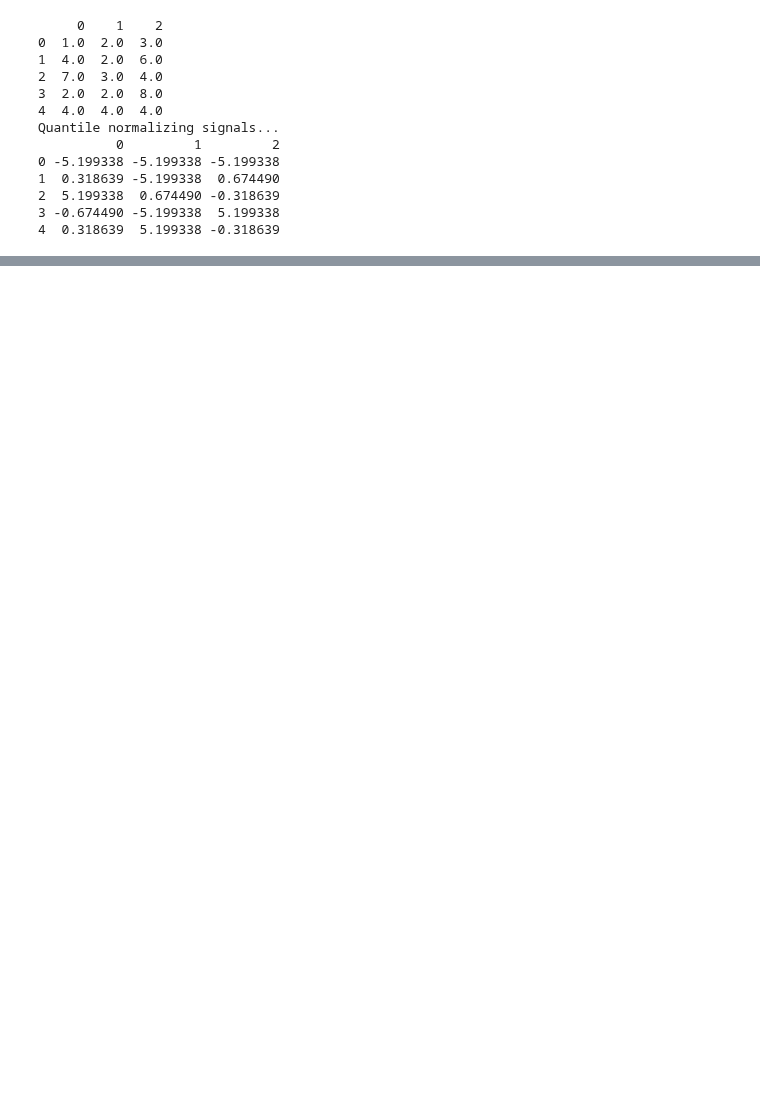
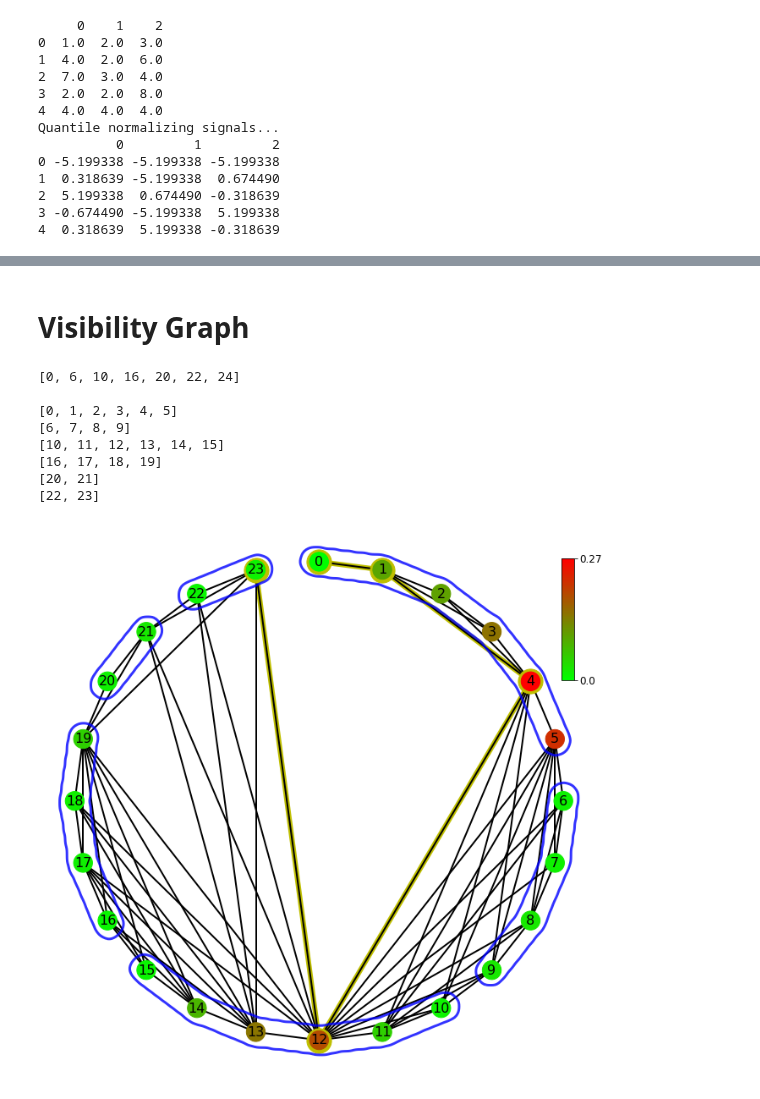
Before and after one commit to gmiaslab/pyiomica, a Jupyter notebook: pyiomica_examples.ipynb, the cells around one changed output, grey strips where cells are left out. Cells and saved outputs as stored; diff of their text form; code cells hidden in the pictures; blank space fills up the shorter version.

Commit message:
data access update, examples update

```diff
--- a/pyiomica_examples.ipynb
+++ b/pyiomica_examples.ipynb
@@ -60,0 +234,57 @@ from matplotlib import cm
+# %% [markdown]
+# Visibility Graph
+# %%
+ExampleClusteringObject = pyiomica.read(os.path.join(pyiomica.ConstantPyIOmicaExamplesDirectory, 'exampleClusteringObject_SLV_Delta_LAG1_Autocorr'))
+
+data = ExampleClusteringObject[1][2]['data'].values
+times = ExampleClusteringObject[1][2]['data'].columns.values
+
+def imputeWithMedian(data):
+    data[np.isnan(data)] = np.median(data[np.isnan(data) == False])
+    return data
+
+data = pd.DataFrame(data=data).apply(imputeWithMedian, axis=1).apply(lambda data: np.sum(data[data > 0.0]) / len(data), axis=0).values
+
+import matplotlib
+matplotlib.use('Agg')
+import matplotlib.pyplot as plt
+from matplotlib import cm
+%matplotlib inline
+
+def add_colorbar(fig, data):
+
+    axisColor = fig.add_axes([0.90,0.7,0.02,0.2])
+    mapp=cm.ScalarMappable(norm=matplotlib.colors.Normalize(vmin=np.min(data), vmax=np.max(data)),
+                           cmap=matplotlib.colors.LinearSegmentedColormap.from_list('GR', [(0, 1, 0), (1, 0, 0)], N=100))
+    mapp.set_array(data)
+    fig.colorbar(mapp, cax=axisColor, ticks=[np.max(data),np.min(data)])
+    axisColor.tick_params(labelsize=12)
+    axisColor.set_yticklabels([np.round(np.max(data),2),np.round(np.min(data),2)])
+
+    return
+
+fig = plt.figure(figsize=(10,10))
+pyiomica.addVisibilityGraph(data, times, fig=fig, fontsize=16, nodesize=500, level=0.5,
+                            commLineWidth=3.0, lineWidth=2.0, withLabel=False, layout='circle',
+                            printCommunities=True, radius=0.03)
+add_colorbar(fig, data)
+plt.show()
+plt.close(fig)
+
+fig = plt.figure(figsize=(10,10))
+pyiomica.addVisibilityGraph(data, times, fig=fig, fontsize=8, nodesize=180, level=0.5,
+                            commLineWidth=2.0, lineWidth=2.0, withLabel=False, layout='line',
+                            printCommunities=False, radius=0.022)
+add_colorbar(fig, data)
+plt.show()
+plt.close(fig)
+# %% [output]
+[0, 6, 10, 16, 20, 22, 24]
+
+[0, 1, 2, 3, 4, 5]
+[6, 7, 8, 9]
+[10, 11, 12, 13, 14, 15]
+[16, 17, 18, 19]
+[20, 21]
+[22, 23]
+[figure, added]
```
Also changed, not shown: parts of 14 cells of this notebook, 15 other files.
